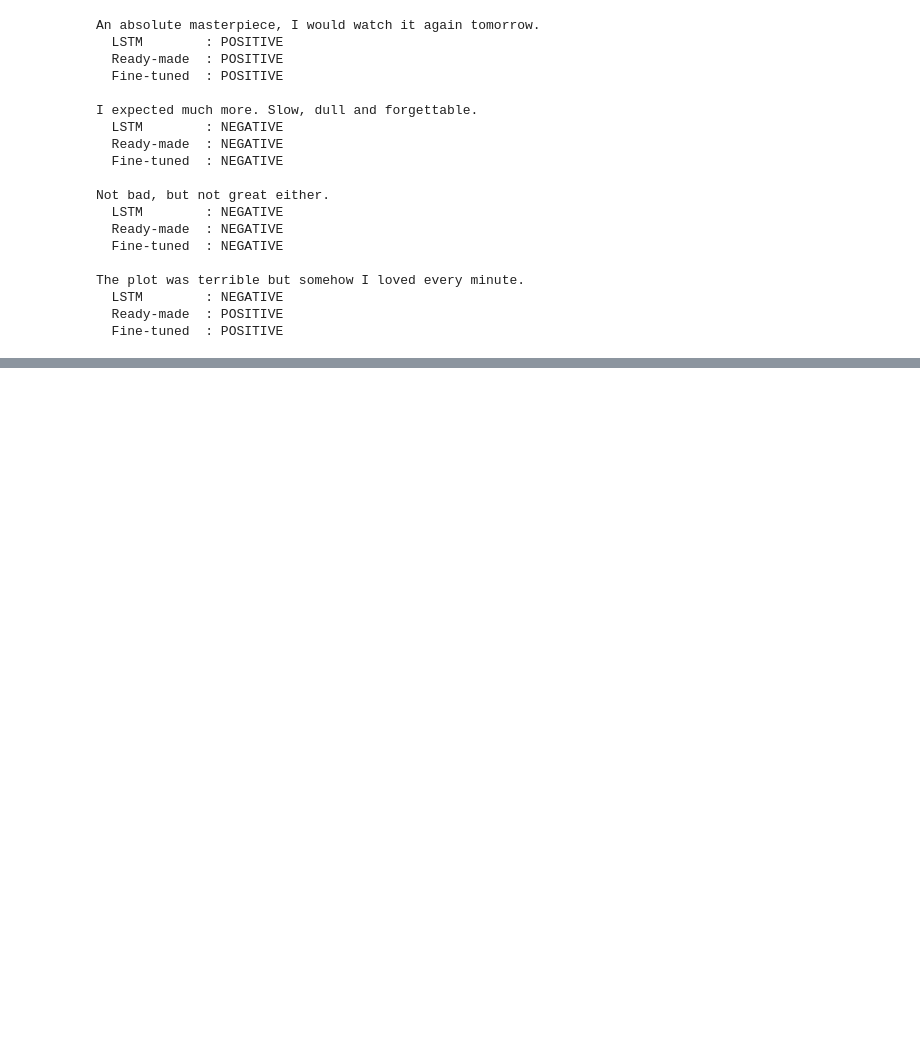
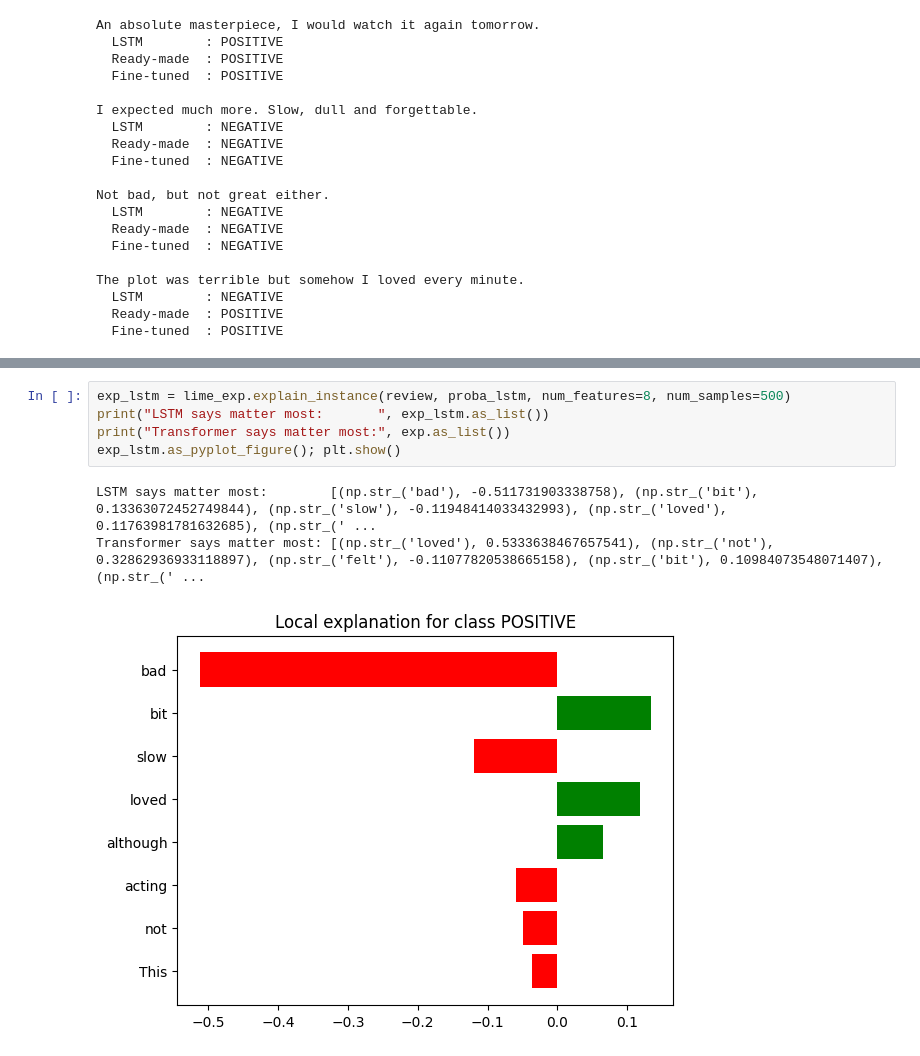
Before and after one commit to sumratariq/Kics-Tasks, a Jupyter notebook: lstm_vs_distilbert_comparison.ipynb, the cells around one changed output, grey strips where cells are left out. Saved outputs shown, nothing was run; the diff lists cells and outputs as text; blank space fills up the shorter version.

```diff
--- a/lstm_vs_distilbert_comparison.ipynb
+++ b/lstm_vs_distilbert_comparison.ipynb
@@ -330,0 +378,9 @@ The plot was terrible but somehow I loved every minute.
+# %%
+exp_lstm = lime_exp.explain_instance(review, proba_lstm, num_features=8, num_samples=500)
+print("LSTM says matter most:       ", exp_lstm.as_list())
+print("Transformer says matter most:", exp.as_list())
+exp_lstm.as_pyplot_figure(); plt.show()
+# %% [output]
+LSTM says matter most:        [(np.str_('bad'), -0.511731903338758), (np.str_('bit'), 0.13363072452749844), (np.str_('slow'), -0.11948414033432993), (np.str_('loved'), 0.11763981781632685), (np.str_(' ...
+Transformer says matter most: [(np.str_('loved'), 0.5333638467657541), (np.str_('not'), 0.32862936933118897), (np.str_('felt'), -0.11077820538665158), (np.str_('bit'), 0.10984073548071407), (np.str_(' ...
+[figure, added]
```
Also changed, not shown: parts of 5 cells of this notebook.
